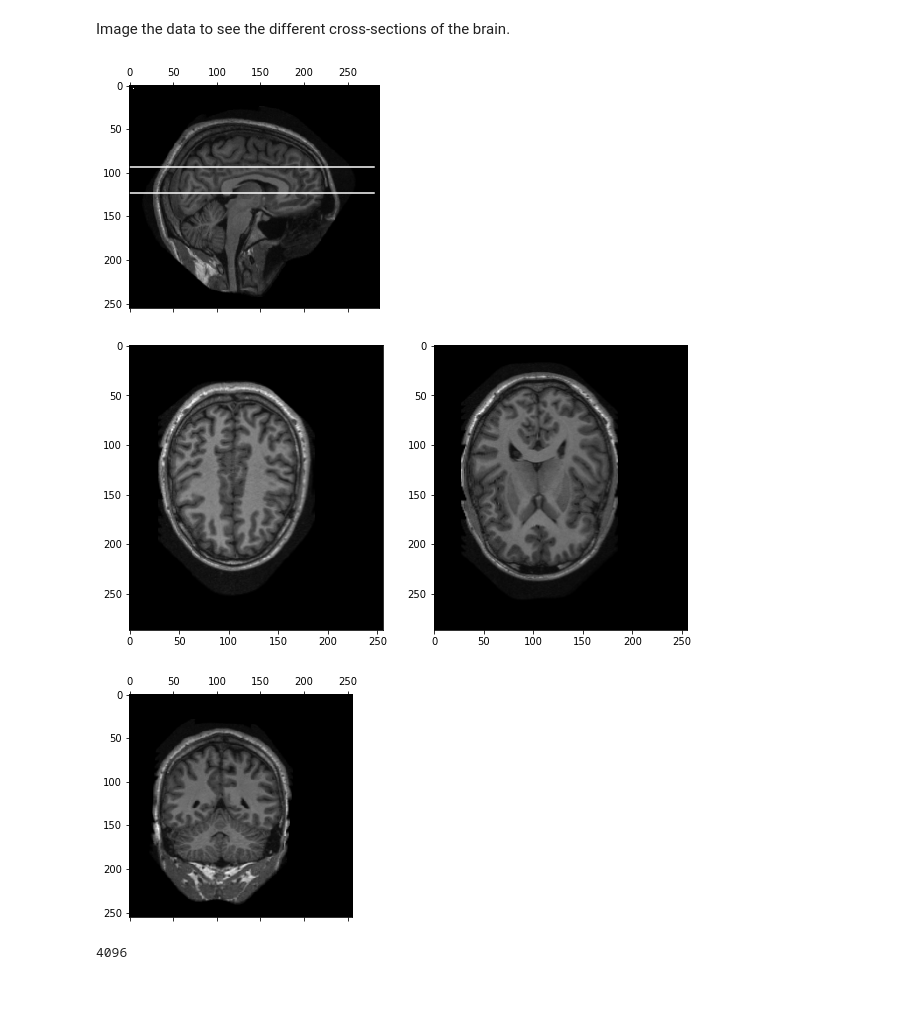
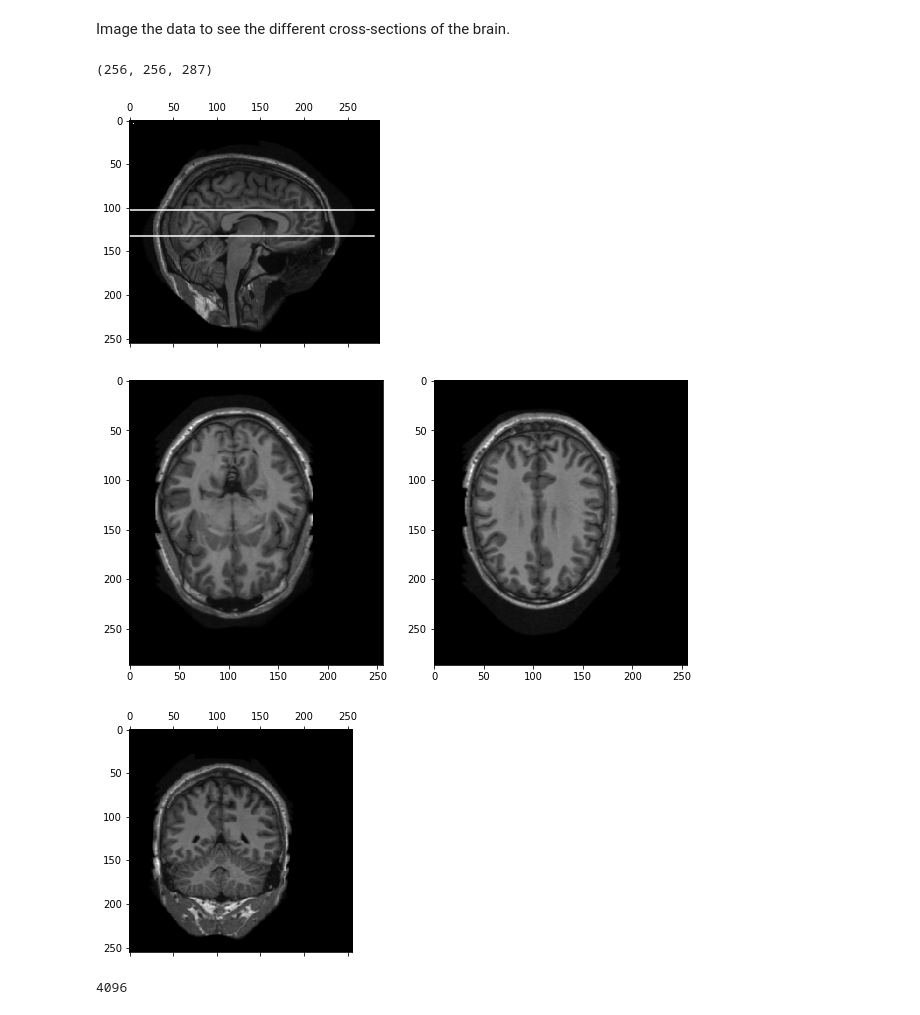
Before and after one commit to kelhallaoui/tutorials, a Jupyter notebook: MRI Imaging/Visualizing NIFTI Files.ipynb, the cells around one changed output. Saved outputs shown, nothing was run; the diff lists cells and outputs as text; code cells hidden in the pictures.

```diff
--- a/MRI Imaging/Visualizing NIFTI Files.ipynb
+++ b/MRI Imaging/Visualizing NIFTI Files.ipynb
@@ -26,26 +26,29 @@ Image the data to see the different cross-sections of the brain.
 # %%
 training_data[100,5,5] = 4096
 
-minim = 93
-maxim = 123
+print(training_data.shape)
+
+minim = 133
+maxim = 103
 
 plt.matshow(training_data[100,:,:]/4096, cmap='gray')
 plt.plot([0,280], [maxim,maxim], c='w')
 plt.plot([0,280], [minim,minim], c='w')
 plt.show()
 
 plt.figure(figsize=(10,10))
 plt.subplot(1,2,1)
 plt.imshow(training_data[:,minim,:].T/4096, cmap='gray')
 plt.subplot(1,2,2)
 plt.imshow(training_data[:,maxim,:].T/4096, cmap='gray')
 plt.show()
 
 plt.matshow(training_data[:,:,100].T/4096, cmap='gray')
 plt.show()
 # %% [output]
+(256, 256, 287)
-[figure, old version]
+[figure, new version]
-[figure, old version]
+[figure, new version]
 [figure]
 # %%
 np.max(training_data[:,:,:])
```
Also changed, not shown: 1 other file.
